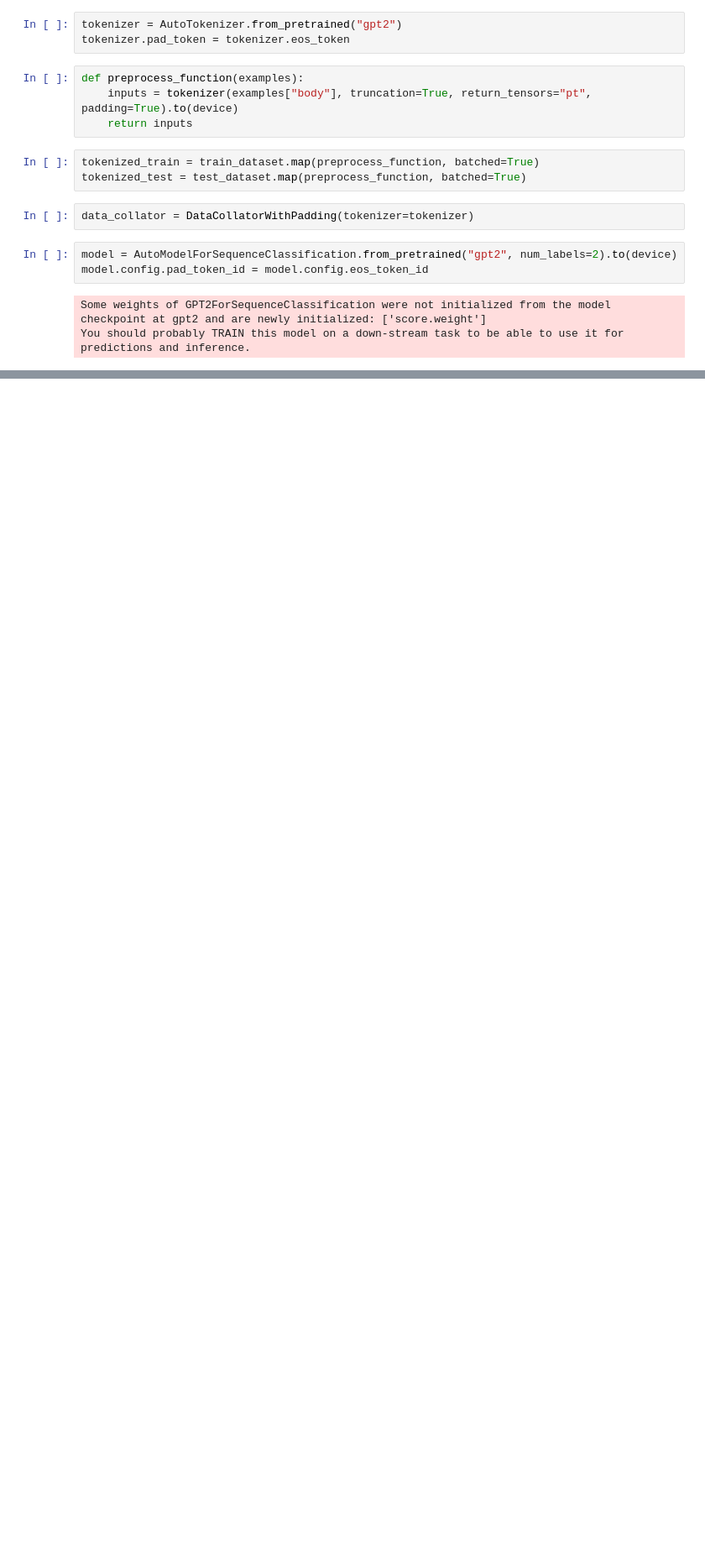
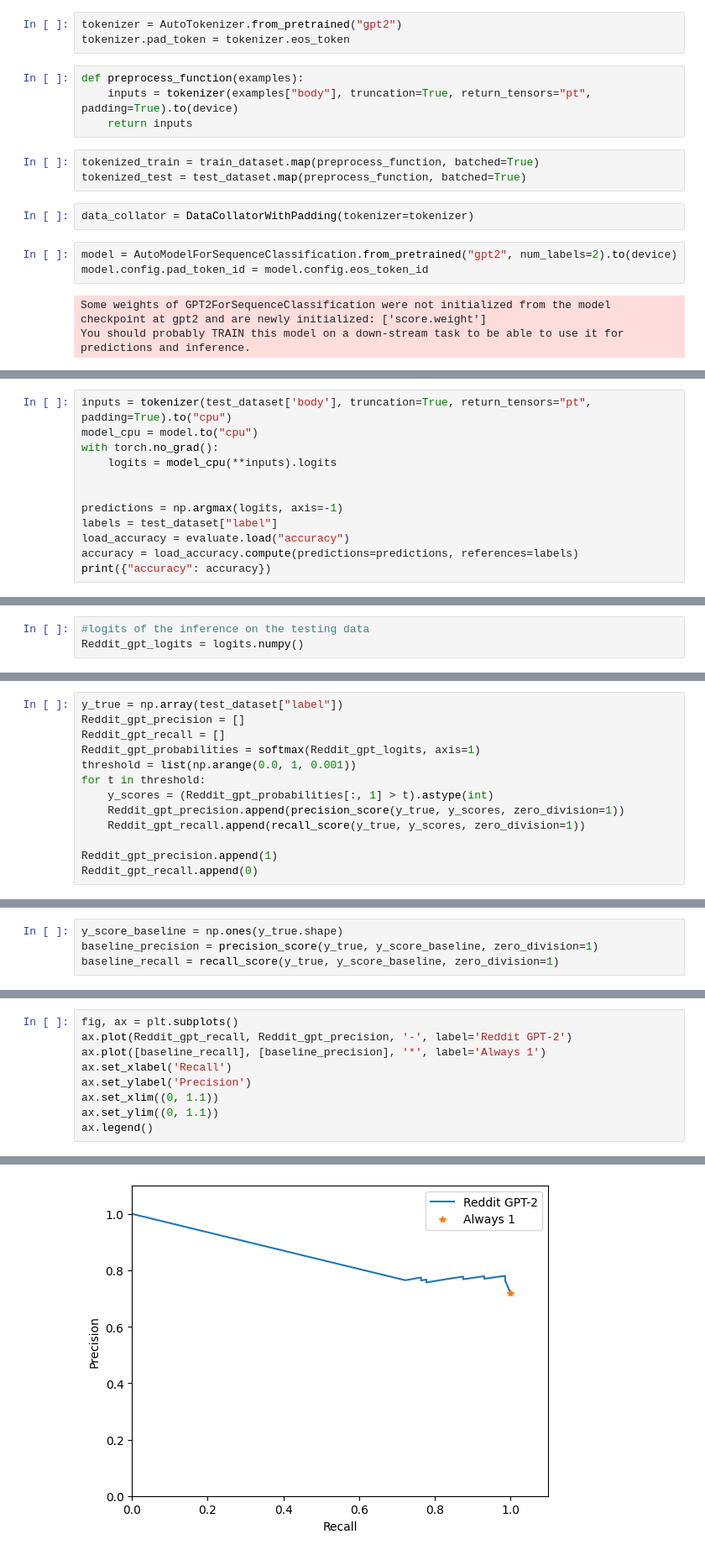
Before and after one commit to anna-tiabina/Reddit_book_SA, a Jupyter notebook: Model_train_test_GPT-Reddit-books.ipynb, the cells around one changed output, grey strips where cells are left out. Shown: that part at 84% size. Drawn from its saved outputs; the diff is of its cells as text; blank space fills up the shorter version.

Commit message:
All updated models except for 2  XLnet models

```diff
--- a/Model_train_test_GPT-Reddit-books.ipynb
+++ b/Model_train_test_GPT-Reddit-books.ipynb
@@ -90,0 +149,12 @@ trainer.evaluate()
+# %%
+inputs = tokenizer(test_dataset['body'], truncation=True, return_tensors="pt", padding=True).to("cpu")
+model_cpu = model.to("cpu")
+with torch.no_grad():
+    logits = model_cpu(**inputs).logits
+
+
+predictions = np.argmax(logits, axis=-1)
+labels = test_dataset["label"]
+load_accuracy = evaluate.load("accuracy")
+accuracy = load_accuracy.compute(predictions=predictions, references=labels)
+print({"accuracy": accuracy})
@@ -92,0 +165,3 @@ trainer.evaluate()
+# %%
+#logits of the inference on the testing data
+Reddit_gpt_logits = logits.numpy()
@@ -92,0 +170,13 @@ trainer.evaluate()
+# %%
+y_true = np.array(test_dataset["label"])
+Reddit_gpt_precision = []
+Reddit_gpt_recall = []
+Reddit_gpt_probabilities = softmax(Reddit_gpt_logits, axis=1)
+threshold = list(np.arange(0.0, 1, 0.001))
+for t in threshold:
+    y_scores = (Reddit_gpt_probabilities[:, 1] > t).astype(int)
+    Reddit_gpt_precision.append(precision_score(y_true, y_scores, zero_division=1))
+    Reddit_gpt_recall.append(recall_score(y_true, y_scores, zero_division=1))
+
+Reddit_gpt_precision.append(1)
+Reddit_gpt_recall.append(0)
@@ -92,0 +185,4 @@ trainer.evaluate()
+# %%
+y_score_baseline = np.ones(y_true.shape)
+baseline_precision = precision_score(y_true, y_score_baseline, zero_division=1)
+baseline_recall = recall_score(y_true, y_score_baseline, zero_division=1)
@@ -92,0 +191,10 @@ trainer.evaluate()
+# %%
+fig, ax = plt.subplots()
+ax.plot(Reddit_gpt_recall, Reddit_gpt_precision, '-', label='Reddit GPT-2')
+ax.plot([baseline_recall], [baseline_precision], '*', label='Always 1')
+ax.set_xlabel('Recall')
+ax.set_ylabel('Precision')
+ax.set_xlim((0, 1.1))
+ax.set_ylim((0, 1.1))
+ax.legend()
+# %% [output]
@@ -92,0 +202 @@ trainer.evaluate()
+[figure, added]
```
Also changed, not shown: parts of 19 cells of this notebook, 4 other files.
